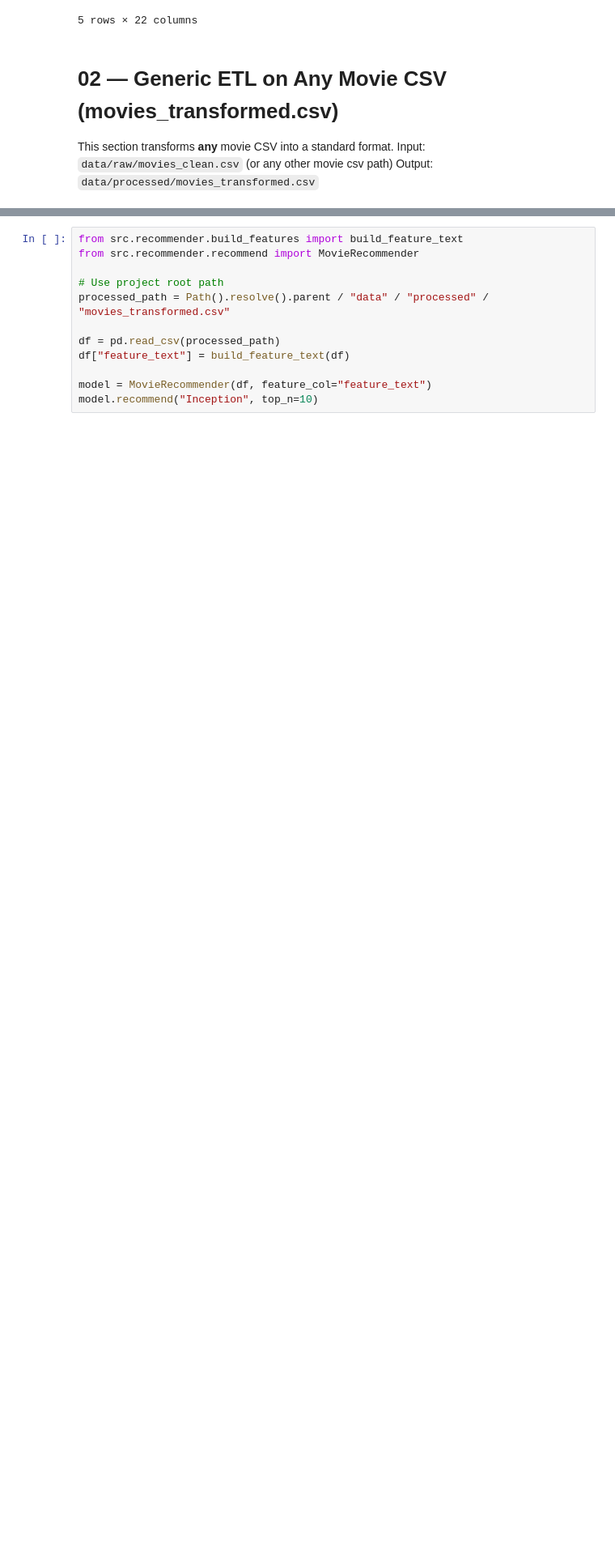
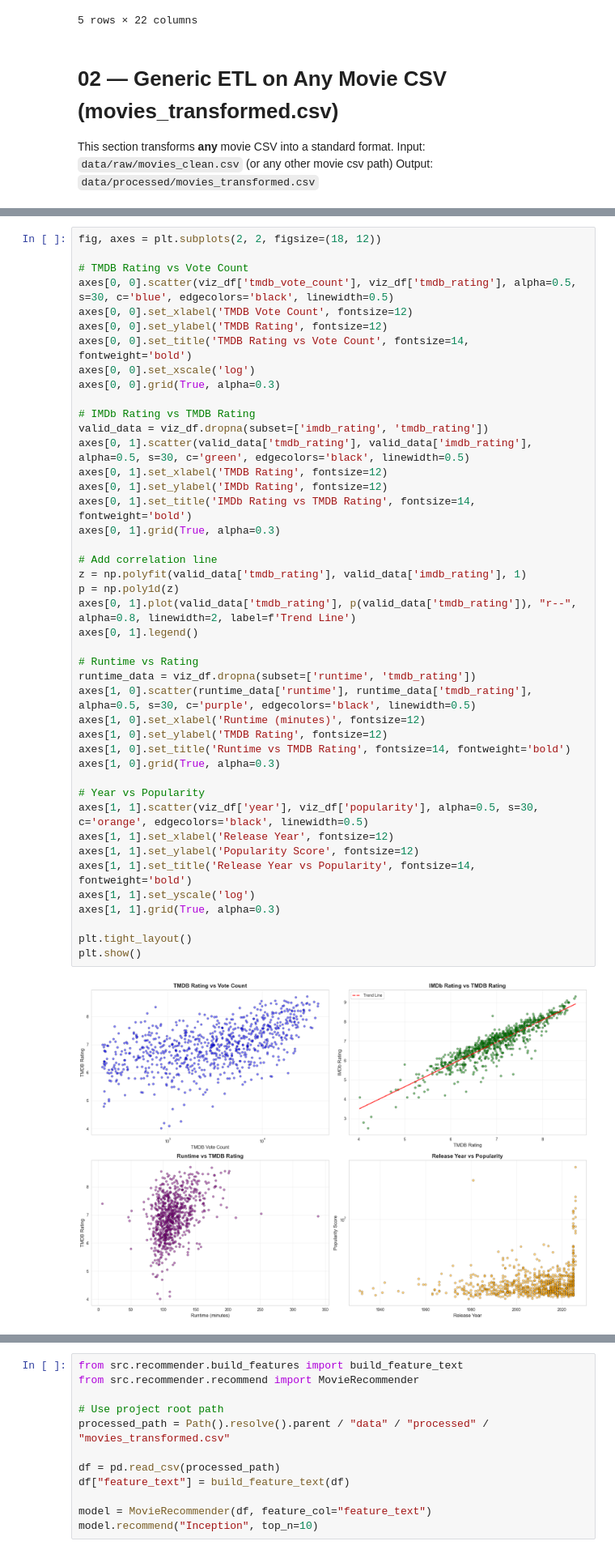
Before and after one commit to abiral-sujakhu/Movie_recom_Generic-ETL-pipeline, a Jupyter notebook: notebooks/modify1.ipynb, the cells around one changed output, grey strips where cells are left out. Shown at 81% size. Saved outputs shown, nothing was run; the diff lists cells and outputs as text; blank space fills up the shorter version.

```diff
--- a/notebooks/modify1.ipynb
+++ b/notebooks/modify1.ipynb
@@ -257,0 +464,45 @@ Saved processed dataset: data/processed/movies_transformed.csv | rows: 800
+# %%
+fig, axes = plt.subplots(2, 2, figsize=(18, 12))
+
+# TMDB Rating vs Vote Count
+axes[0, 0].scatter(viz_df['tmdb_vote_count'], viz_df['tmdb_rating'], alpha=0.5, s=30, c='blue', edgecolors='black', linewidth=0.5)
+axes[0, 0].set_xlabel('TMDB Vote Count', fontsize=12)
+axes[0, 0].set_ylabel('TMDB Rating', fontsize=12)
+axes[0, 0].set_title('TMDB Rating vs Vote Count', fontsize=14, fontweight='bold')
+axes[0, 0].set_xscale('log')
+axes[0, 0].grid(True, alpha=0.3)
+
+# IMDb Rating vs TMDB Rating
+valid_data = viz_df.dropna(subset=['imdb_rating', 'tmdb_rating'])
+axes[0, 1].scatter(valid_data['tmdb_rating'], valid_data['imdb_rating'], alpha=0.5, s=30, c='green', edgecolors='black', linewidth=0.5)
+axes[0, 1].set_xlabel('TMDB Rating', fontsize=12)
+axes[0, 1].set_ylabel('IMDb Rating', fontsize=12)
+axes[0, 1].set_title('IMDb Rating vs TMDB Rating', fontsize=14, fontweight='bold')
+axes[0, 1].grid(True, alpha=0.3)
+
+# Add correlation line
+z = np.polyfit(valid_data['tmdb_rating'], valid_data['imdb_rating'], 1)
+p = np.poly1d(z)
+axes[0, 1].plot(valid_data['tmdb_rating'], p(valid_data['tmdb_rating']), "r--", alpha=0.8, linewidth=2, label=f'Trend Line')
+axes[0, 1].legend()
+
+# Runtime vs Rating
+runtime_data = viz_df.dropna(subset=['runtime', 'tmdb_rating'])
+axes[1, 0].scatter(runtime_data['runtime'], runtime_data['tmdb_rating'], alpha=0.5, s=30, c='purple', edgecolors='black', linewidth=0.5)
+axes[1, 0].set_xlabel('Runtime (minutes)', fontsize=12)
+axes[1, 0].set_ylabel('TMDB Rating', fontsize=12)
+axes[1, 0].set_title('Runtime vs TMDB Rating', fontsize=14, fontweight='bold')
+axes[1, 0].grid(True, alpha=0.3)
+
+# Year vs Popularity
+axes[1, 1].scatter(viz_df['year'], viz_df['popularity'], alpha=0.5, s=30, c='orange', edgecolors='black', linewidth=0.5)
+axes[1, 1].set_xlabel('Release Year', fontsize=12)
+axes[1, 1].set_ylabel('Popularity Score', fontsize=12)
+axes[1, 1].set_title('Release Year vs Popularity', fontsize=14, fontweight='bold')
+axes[1, 1].set_yscale('log')
+axes[1, 1].grid(True, alpha=0.3)
+
+plt.tight_layout()
+plt.show()
+# %% [output]
+[figure, added]
```
Also changed, not shown: parts of 31 cells of this notebook, 3 other files.
